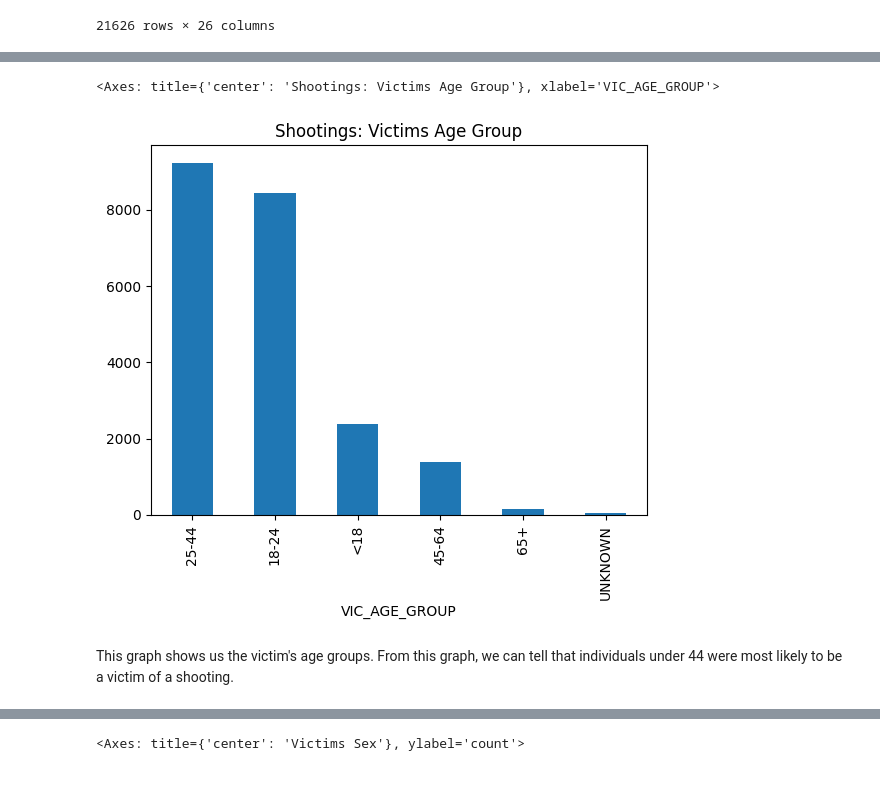
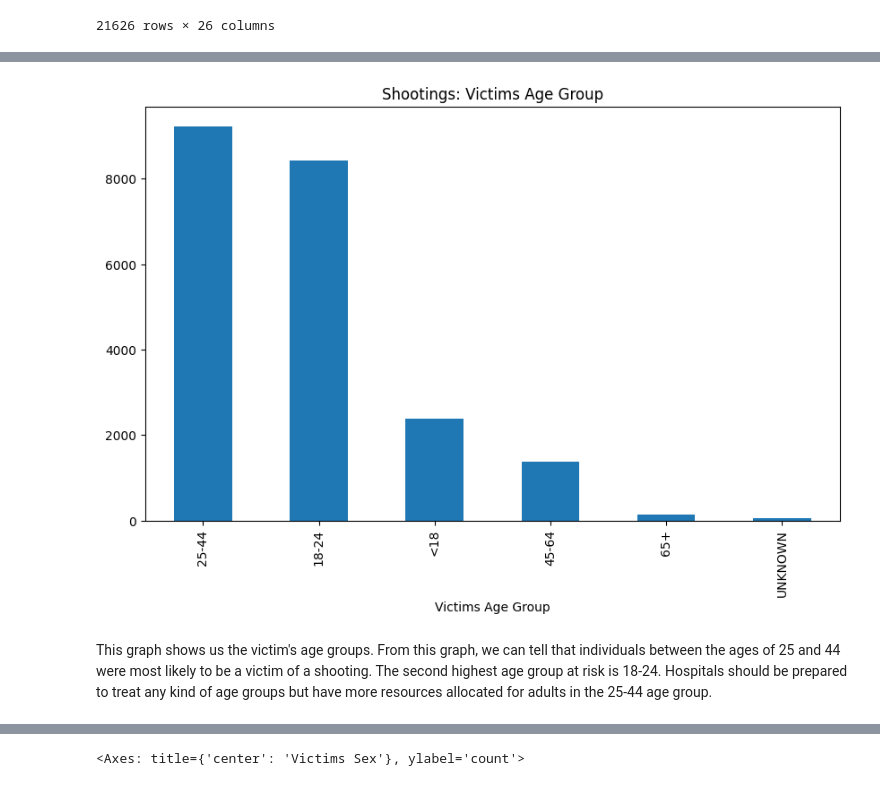
Before and after one commit to ENGL-3844-Writing-with-LLMs/Group-4-NYC-Crimes, a Jupyter notebook: eda.ipynb, the cells around one changed output, grey strips where cells are left out. Saved outputs shown, nothing was run; the diff lists cells and outputs as text; code cells hidden in the pictures.

```diff
--- a/models/eda.ipynb
+++ b/eda.ipynb
@@ -7,3 +5,7 @@ ds = pd.read_csv('../NYPD_Shooting_Incident_Data__Historic_.csv')
+# %%
+file_path = r'C:\Users\B.N.Singh\Documents\GitHub\Group-4-NYC-Crimes\NYPD_Shooting_Incident_Data__Historic_.csv'
+
+ds = pd.read_csv(file_path)
 # %%
 ds['date'] = pd.to_datetime(ds['OCCUR_DATE'])
 ds['year'] = ds['date'].dt.year
@@ -45,8 +53,10 @@ This bar graoh depicts the location descriptions of where shootings occured. As
 # %%
+plt.figure(figsize=(10, 6))
 ds['VIC_AGE_GROUP'].value_counts()[:10].plot(kind='bar', title='Shootings: Victims Age Group')
+plt.xlabel('Victims Age Group')
+plt.show()
 # %% [output]
-<Axes: title={'center': 'Shootings: Victims Age Group'}, xlabel='VIC_AGE_GROUP'>
-[figure, old version]
+[figure, new version]
 # %% [markdown]
-This graph shows us the victim's age groups. From this graph, we can tell that individuals under 44 were most likely to be a victim of a shooting.
+This graph shows us the victim's age groups. From this graph, we can tell that individuals between the ages of 25 and 44 were most likely to be a victim of a shooting. The second highest age group at risk is 18-24. Hospitals should be prepared to treat any kind of age groups but have more resources allocated for adults in the 25-44 age group.
 # %%
```
Also changed, not shown: parts of 27 cells of this notebook, 2 other files.
